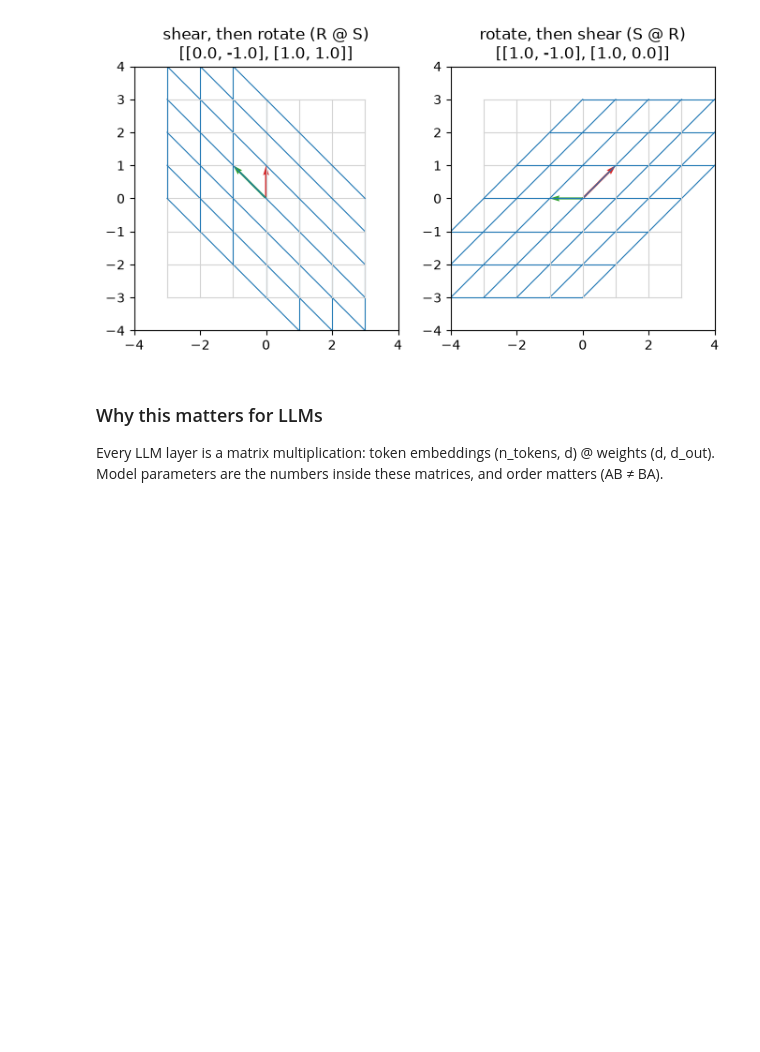
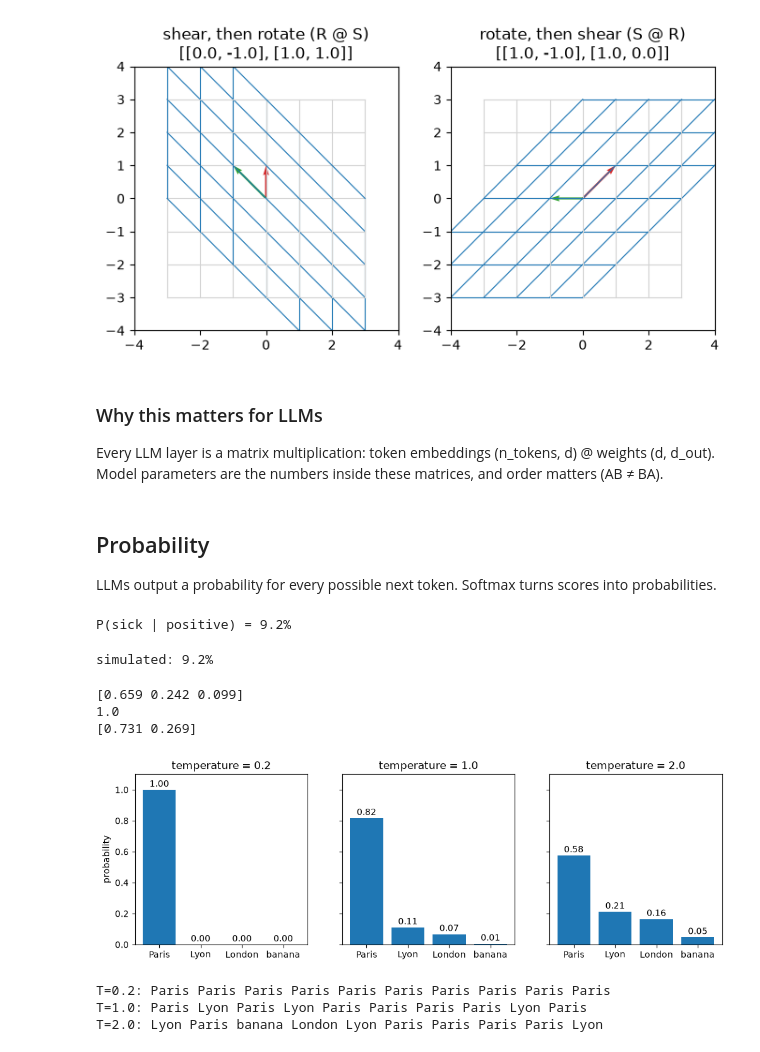
Before and after one commit to kardi06/math-for-llm, a Jupyter notebook: math-for-llm.ipynb, the cells around one changed output. Drawn from its saved outputs; the diff is of its cells as text; code cells hidden in the pictures; blank space fills up the shorter version.

Commit message:
Add probability: Bayes, softmax, and temperature sampling

```diff
--- a/math-for-llm.ipynb
+++ b/math-for-llm.ipynb
@@ -263,3 +263,76 @@ RS == SR? False
 ### Why this matters for LLMs
 Every LLM layer is a matrix multiplication: token embeddings (n_tokens, d) @ weights (d, d_out).
 Model parameters are the numbers inside these matrices, and order matters (AB ≠ BA).
+# %% [markdown]
+## Probability
+LLMs output a probability for every possible next token. Softmax turns scores into probabilities.
+# %%
+def bayes(prior, sensitivity, false_positive_rate):
+    p_positive = sensitivity * prior + false_positive_rate * (1 - prior)
+    return sensitivity * prior / p_positive
+
+p = bayes(prior=0.01, sensitivity=0.90, false_positive_rate=0.09)
+print(f"P(sick | positive) = {p:.1%}")   # 9.2%
+# %% [output]
+P(sick | positive) = 9.2%
+# %%
+rng = np.random.default_rng(0)
+n = 1_000_000
+
+sick = rng.random(n) < 0.01
+positive = np.where(sick, rng.random(n) < 0.90, rng.random(n) < 0.09)
+simulated = sick[positive].mean()
+
+print(f"simulated: {simulated:.1%}")   # sekitar 9.2%
+assert np.allclose(p, simulated, atol=0.005)
+# %% [output]
+simulated: 9.2%
+# %%
+import math
+
+def softmax(logits):
+    m = max(logits)
+    exps = [math.exp(x - m) for x in logits]
+    total = sum(exps)
+    return np.array([e / total for e in exps])
+
+logits = np.array([2.0, 1.0, 0.1])
+probs = softmax(logits)
+print(probs.round(3))   # [0.659 0.242 0.099]
+print(probs.sum())      # 1.0
+
+expected = np.exp(logits) / np.exp(logits).sum()
+assert np.allclose(probs, expected)
+
+print(softmax(np.array([1000.0, 999.0])).round(3))   # [0.731 0.269]
+# %% [output]
+[0.659 0.242 0.099]
+1.0
+[0.731 0.269]
+# %%
+tokens = ["Paris", "Lyon", "London", "banana"]
+logits = np.array([4.0, 2.0, 1.5, -1.0])
+temperatures = [0.2, 1.0, 2.0]
+
+fig, axes = plt.subplots(1, 3, figsize=(12, 3.5), sharey=True)
+for ax, T in zip(axes, temperatures):
+    probs = softmax(logits / T)
+    ax.bar(tokens, probs, color="tab:blue")
+    ax.set_title(f"temperature = {T}")
+    ax.set_ylim(0, 1.1)
+    for i, prob in enumerate(probs):
+        ax.text(i, prob + 0.02, f"{prob:.2f}", ha="center")
+axes[0].set_ylabel("probability")
+plt.show()
+# %% [output]
+[figure, added]
+# %%
+rng = np.random.default_rng(42)
+for T in temperatures:
+    probs = softmax(logits / T)
+    picks = rng.choice(tokens, size=10, p=probs)
+    print(f"T={T}: {' '.join(picks)}")
+# %% [output]
+T=0.2: Paris Paris Paris Paris Paris Paris Paris Paris Paris Paris
+T=1.0: Paris Lyon Paris Lyon Paris Paris Paris Paris Lyon Paris
+T=2.0: Lyon Paris banana London Lyon Paris Paris Paris Paris Lyon
```
Also changed, not shown: parts of 1 cell of this notebook.
